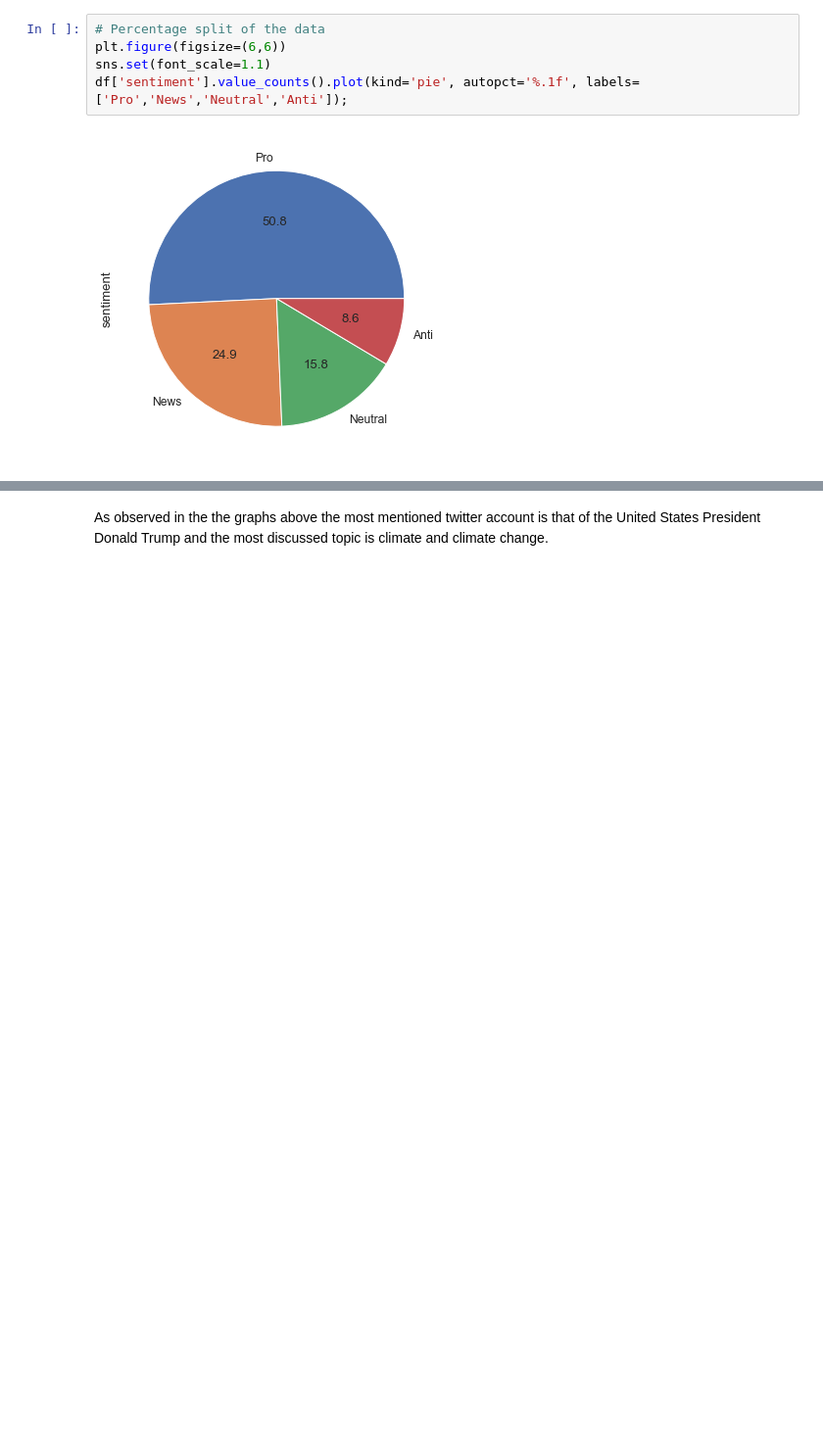
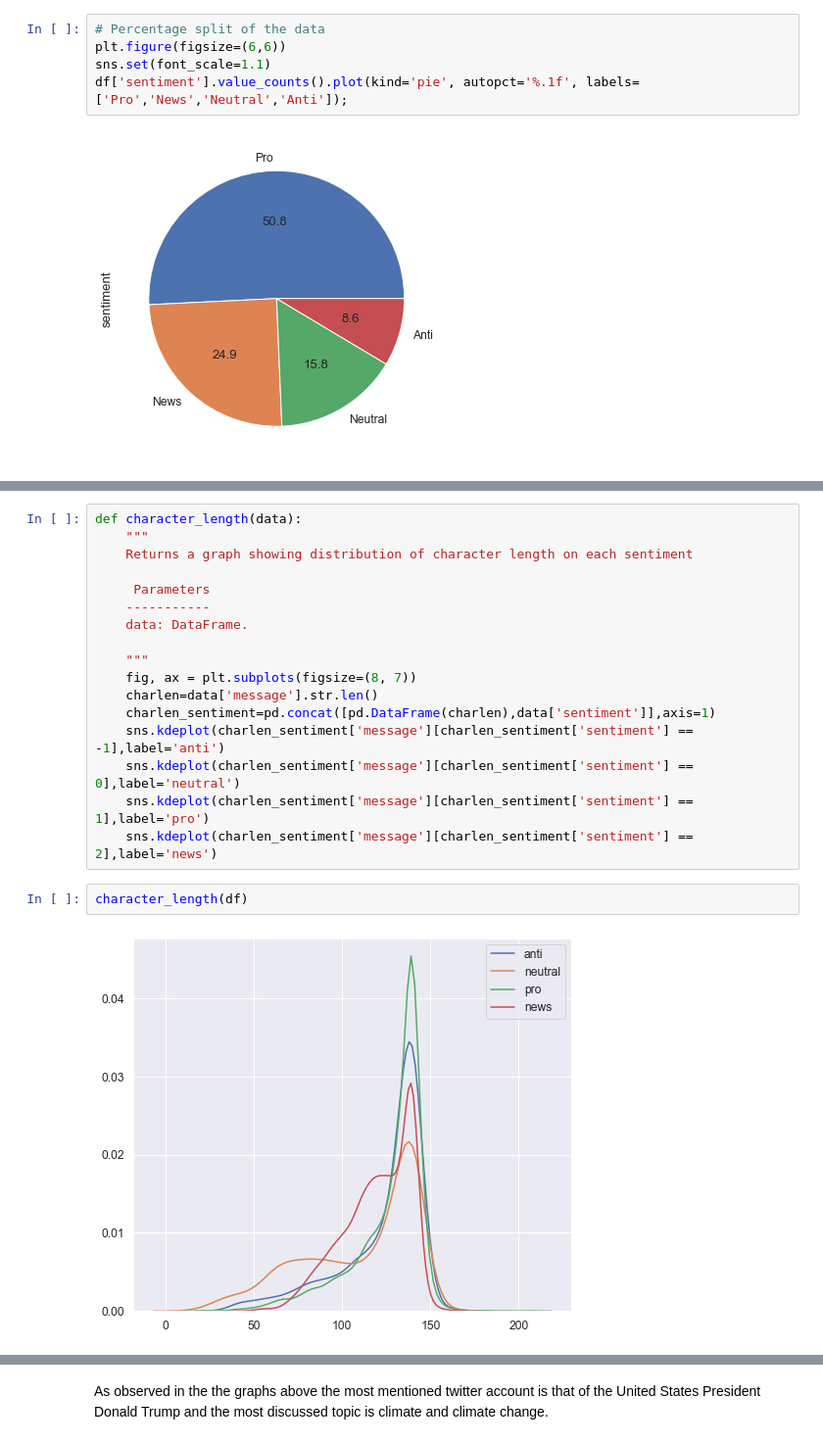
Before and after one commit to FaatimahM/jhb-ss3-classification-Repo, a Jupyter notebook: Classification_submission_file.ipynb, the cells around one changed output, grey strips where cells are left out. Shown at 98% size. Saved outputs shown, nothing was run; the diff lists cells and outputs as text; blank space fills up the shorter version.

```diff
--- a/Classification_submission_file.ipynb
+++ b/Classification_submission_file.ipynb
@@ -271 +276,22 @@ Based on the pie chart above, 50.8% of the tweets supports the belief of man-mad
+# %%
+def character_length(data):
+    """
+    Returns a graph showing distribution of character length on each sentiment
+
+     Parameters
+    -----------
+    data: DataFrame.
+
+    """
+    fig, ax = plt.subplots(figsize=(8, 7))
+    charlen=data['message'].str.len()
+    charlen_sentiment=pd.concat([pd.DataFrame(charlen),data['sentiment']],axis=1)
+    sns.kdeplot(charlen_sentiment['message'][charlen_sentiment['sentiment'] == -1],label='anti')
+    sns.kdeplot(charlen_sentiment['message'][charlen_sentiment['sentiment'] == 0],label='neutral')
+    sns.kdeplot(charlen_sentiment['message'][charlen_sentiment['sentiment'] == 1],label='pro')
+    sns.kdeplot(charlen_sentiment['message'][charlen_sentiment['sentiment'] == 2],label='news')
+# %%
+character_length(df)
+# %% [output]
+[figure, added]
 # %% [markdown]
```
Also changed, not shown: parts of 121 cells of this notebook.
